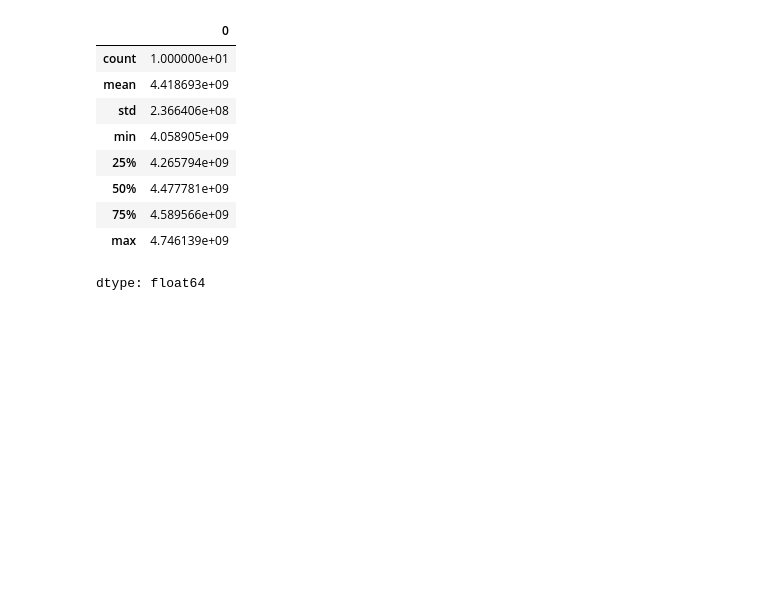
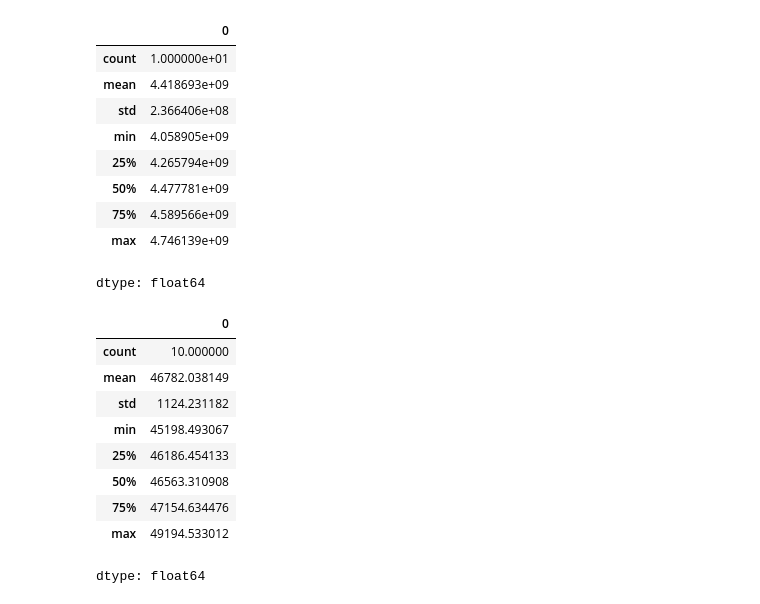
Before and after one commit to afif-af/hanson_ml_scikitlearn_tensorflow, a Jupyter notebook: Chapter02handson_ml.ipynb, the cells around one changed output. Drawn from its saved outputs; the diff is of its cells as text; code cells hidden in the pictures; blank space fills up the shorter version.

```diff
--- a/Chapter02handson_ml.ipynb
+++ b/Chapter02handson_ml.ipynb
@@ -781,3 +781,23 @@ pd.Series(tree_rmses).describe()
 | 75% | 4.589566e+09 |
 | max | 4.746139e+09 |
 dtype: float64
+# %%
+from sklearn.ensemble import RandomForestRegressor
+forest_reg=make_pipeline(preprocessing,
+                      RandomForestRegressor(random_state=42)
+                         )
+forest_rmses=-cross_val_score(forest_reg, housing, housing_labels,
+                              scoring="neg_root_mean_squared_error",cv=10)
+# %%
+pd.Series(forest_rmses).describe()
+# %% [output]
+|  | 0 |
+| count | 10.000000 |
+| mean | 46782.038149 |
+| std | 1124.231182 |
+| min | 45198.493067 |
+| 25% | 46186.454133 |
+| 50% | 46563.310908 |
+| 75% | 47154.634476 |
+| max | 49194.533012 |
+dtype: float64
```
Also changed, not shown: parts of 4 cells of this notebook.
